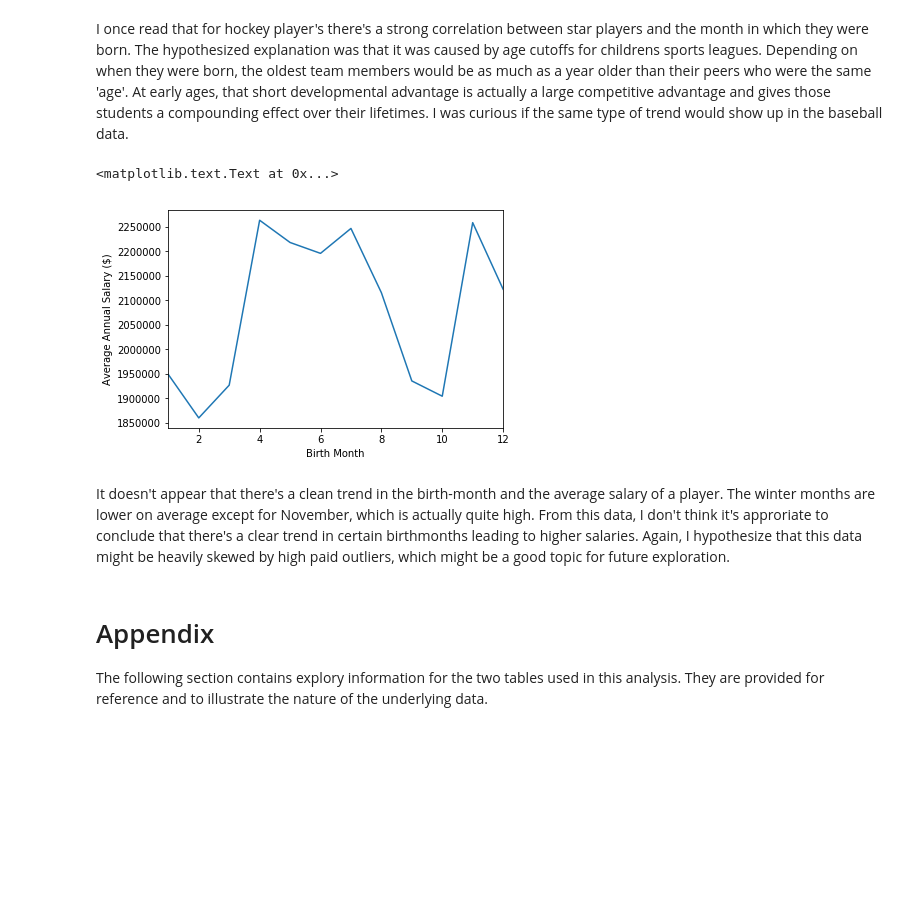
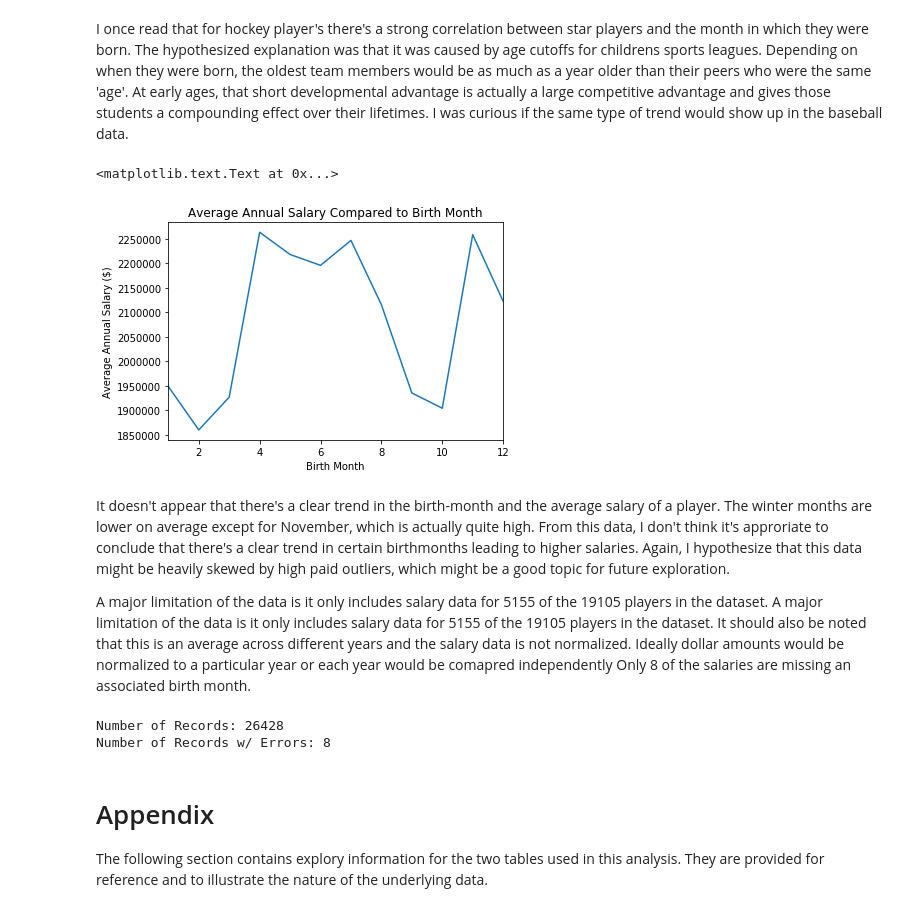
Before and after one commit to tylermorganme/dand_p2, a Jupyter notebook: Baseball Analysis.ipynb, the cells around one changed output. Cells and saved outputs as stored; diff of their text form; code cells hidden in the pictures; blank space fills up the shorter version.

```diff
--- a/Baseball Analysis.ipynb
+++ b/Baseball Analysis.ipynb
@@ -82,14 +112,26 @@ I once read that for hockey player's there's a strong correlation between star p
 # %%
 birthmonth_df = pd.merge(salaries_df, master_df, how='left', left_on='playerID', right_on='playerID')
 birthmonth_salaries = birthmonth_df.groupby(['birthMonth'])['salary'].mean()
 birthmonth_plot = birthmonth_salaries.plot()
 birthmonth_plot.set_xlabel("Birth Month")
 birthmonth_plot.set_ylabel("Average Annual Salary ($)")
+birthmonth_plot.set_title("Average Annual Salary Compared to Birth Month")
 # %% [output]
 <matplotlib.text.Text at 0x...>
-[figure, old version]
+[figure, new version]
 # %% [markdown]
-It doesn't appear that there's a clean trend in the birth-month and the average salary of a player. The winter months are lower on average except for November, which is actually quite high. From this data, I don't think it's approriate to conclude that there's a clear trend in certain birthmonths leading to higher salaries. Again, I hypothesize that this data might be heavily skewed by high paid outliers, which might be a good topic for future exploration.
+It doesn't appear that there's a clear trend in the birth-month and the average salary of a player. The winter months are lower on average except for November, which is actually quite high. From this data, I don't think it's approriate to conclude that there's a clear trend in certain birthmonths leading to higher salaries. Again, I hypothesize that this data might be heavily skewed by high paid outliers, which might be a good topic for future exploration.
+
+A major limitation of the data is it only includes salary data for 5155 of the 19105 players in the dataset. A major limitation of the data is it only includes salary data for 5155 of the 19105 players in the dataset. It should also be noted that this is an average across different years and the salary data is not normalized. Ideally dollar amounts would be normalized to a particular year or each year would be comapred independently Only 8 of the salaries are missing an associated birth month.
+# %%
+birthMonthCount = len(birthmonth_df)
+birthMonthNulls = (birthmonth_df['birthMonth']).isnull().sum()
+
+print 'Number of Records: ' + str(birthMonthCount)
+print 'Number of Records w/ Errors: ' + str(birthMonthNulls)
+# %% [output]
+Number of Records: 26428
+Number of Records w/ Errors: 8
 # %% [markdown]
 # Appendix
 
```
Also changed, not shown: parts of 8 cells of this notebook.
